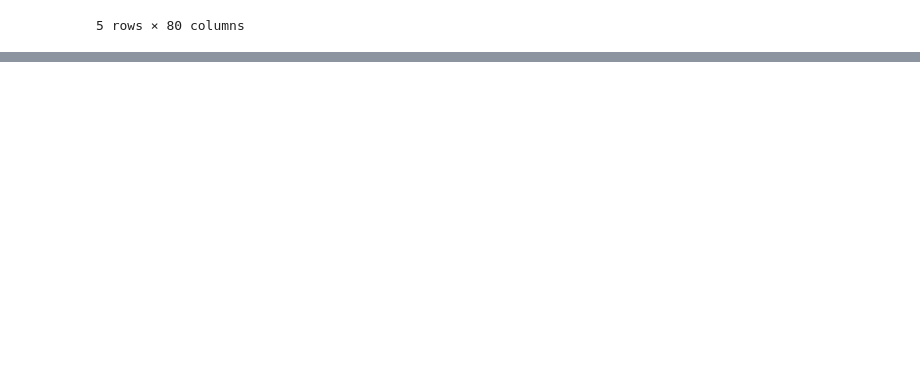
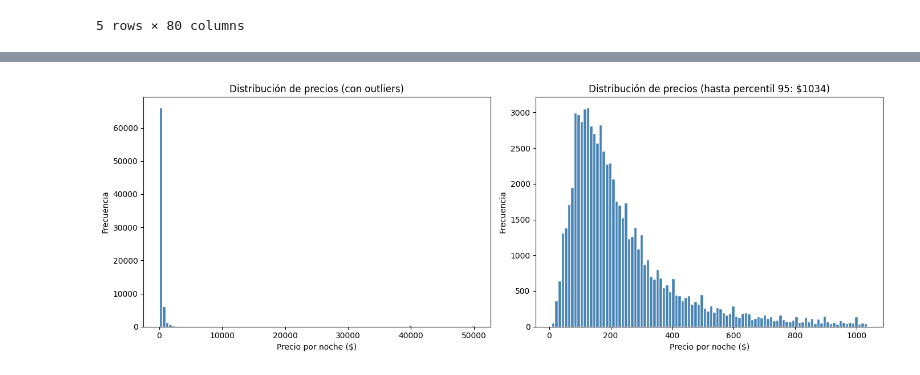
Before and after one commit to Hugo2049/laboratorio-4-mineria, a Jupyter notebook: lab4.ipynb, the cells around one changed output, grey strips where cells are left out. Cells and saved outputs as stored; diff of their text form; code cells hidden in the pictures; blank space fills up the shorter version.

Commit message:
feat: analisis de datos y separación para entrenamiento

```diff
--- a/lab4.ipynb
+++ b/lab4.ipynb
@@ -24,0 +83,19 @@ df.head()
+# %%
+# Limpiar price: quitar $ y comas, reemplazar vacíos con NaN, luego convertir a número
+import numpy as np
+import pandas as pd
+
+df['price'] = df['price'].str.replace('$', '', regex=False).str.replace(',', '', regex=False)
+df['price'] = df['price'].replace('', np.nan)  # strings vacíos → NaN
+df['price'] = pd.to_numeric(df['price'], errors='coerce')  # convierte, y si falla pone NaN
+
+# Eliminar filas donde price es nulo
+df = df.dropna(subset=['price'])
+
+# Eliminar columnas que no sirven
+df = df.drop(columns=['calendar_updated', 'estimated_revenue_l365d'])
+
+# Verificar
+print(f"Filas después de limpiar: {df.shape[0]}")
+print(f"Columnas después de limpiar: {df.shape[1]}")
+print(df['price'].describe())
@@ -24,0 +114,22 @@ df.head()
+# %%
+import matplotlib.pyplot as plt
+
+fig, axes = plt.subplots(1, 2, figsize=(14, 5))
+
+# Histograma con todos los datos
+axes[0].hist(df['price'], bins=100, color='steelblue', edgecolor='white')
+axes[0].set_title('Distribución de precios (con outliers)')
+axes[0].set_xlabel('Precio por noche ($)')
+axes[0].set_ylabel('Frecuencia')
+
+# Histograma sin outliers extremos (solo hasta percentil 95)
+precio_95 = df['price'].quantile(0.95)
+axes[1].hist(df['price'][df['price'] <= precio_95], bins=100, color='steelblue', edgecolor='white')
+axes[1].set_title(f'Distribución de precios (hasta percentil 95: ${precio_95:.0f})')
+axes[1].set_xlabel('Precio por noche ($)')
+axes[1].set_ylabel('Frecuencia')
+
+plt.tight_layout()
+plt.show()
+# %% [output]
+[figure, added]
```
Also changed, not shown: parts of 23 cells of this notebook.
